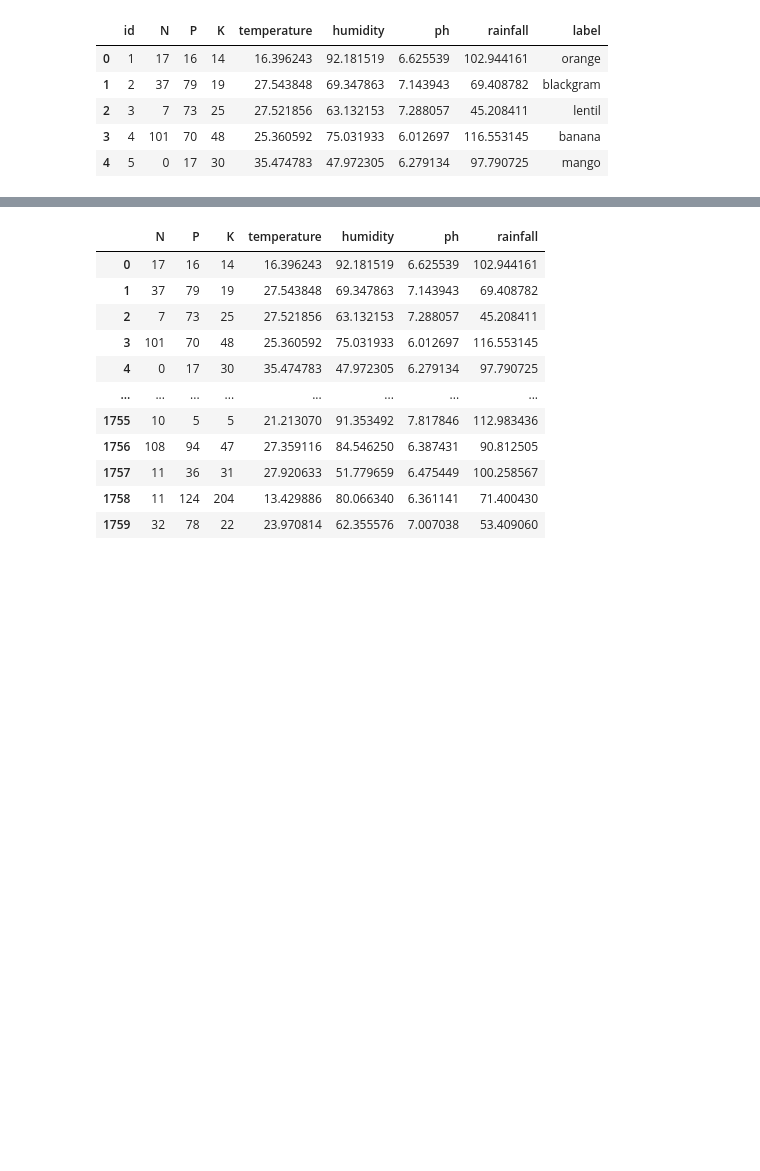
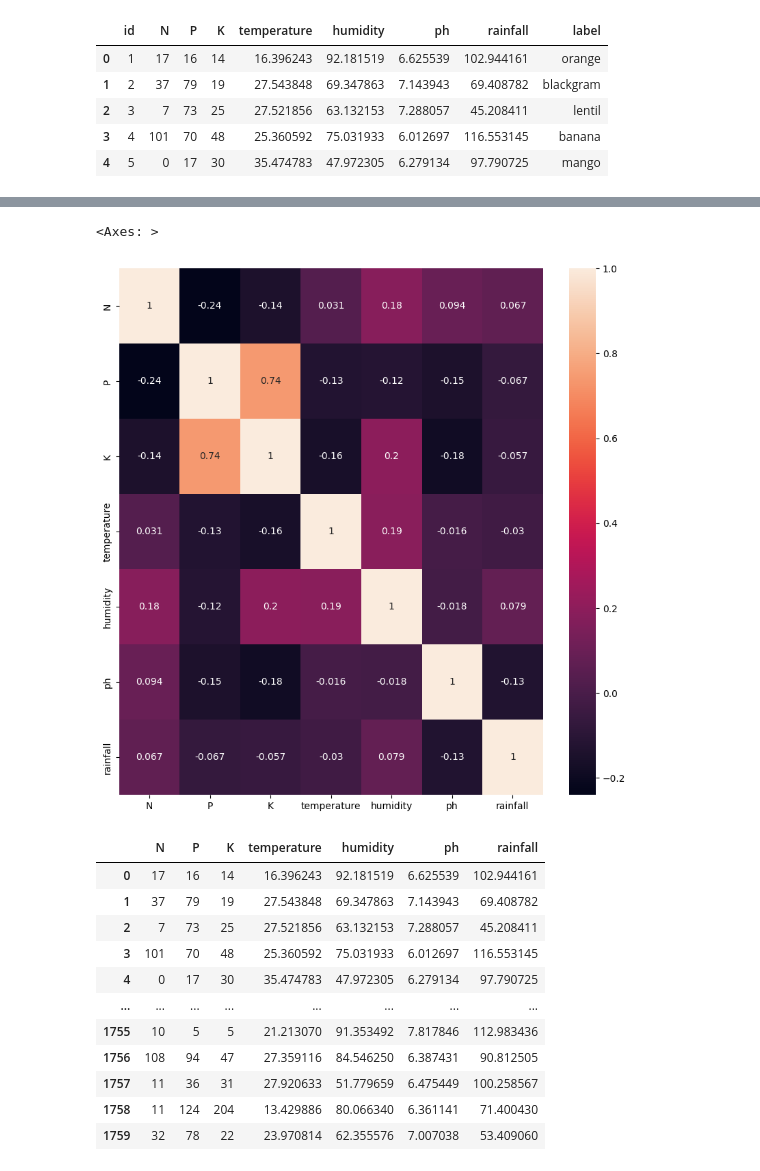
Before and after one commit to lalitha-sahitya/Crop-recommendation, a Jupyter notebook: crop_recommendation.ipynb, the cells around one changed output, grey strips where cells are left out. Cells and saved outputs as stored; diff of their text form; code cells hidden in the pictures; blank space fills up the shorter version.

```diff
--- a/crop_recommendation.ipynb
+++ b/crop_recommendation.ipynb
@@ -46,0 +115,7 @@ data.head(5)
+# %%
+plt.figure(figsize=(10,10))
+h=sns.heatmap(data.select_dtypes(include='number').corr(),annot=True)
+h
+# %% [output]
+<Axes: >
+[figure, added]
```
Also changed, not shown: parts of 28 cells of this notebook.
